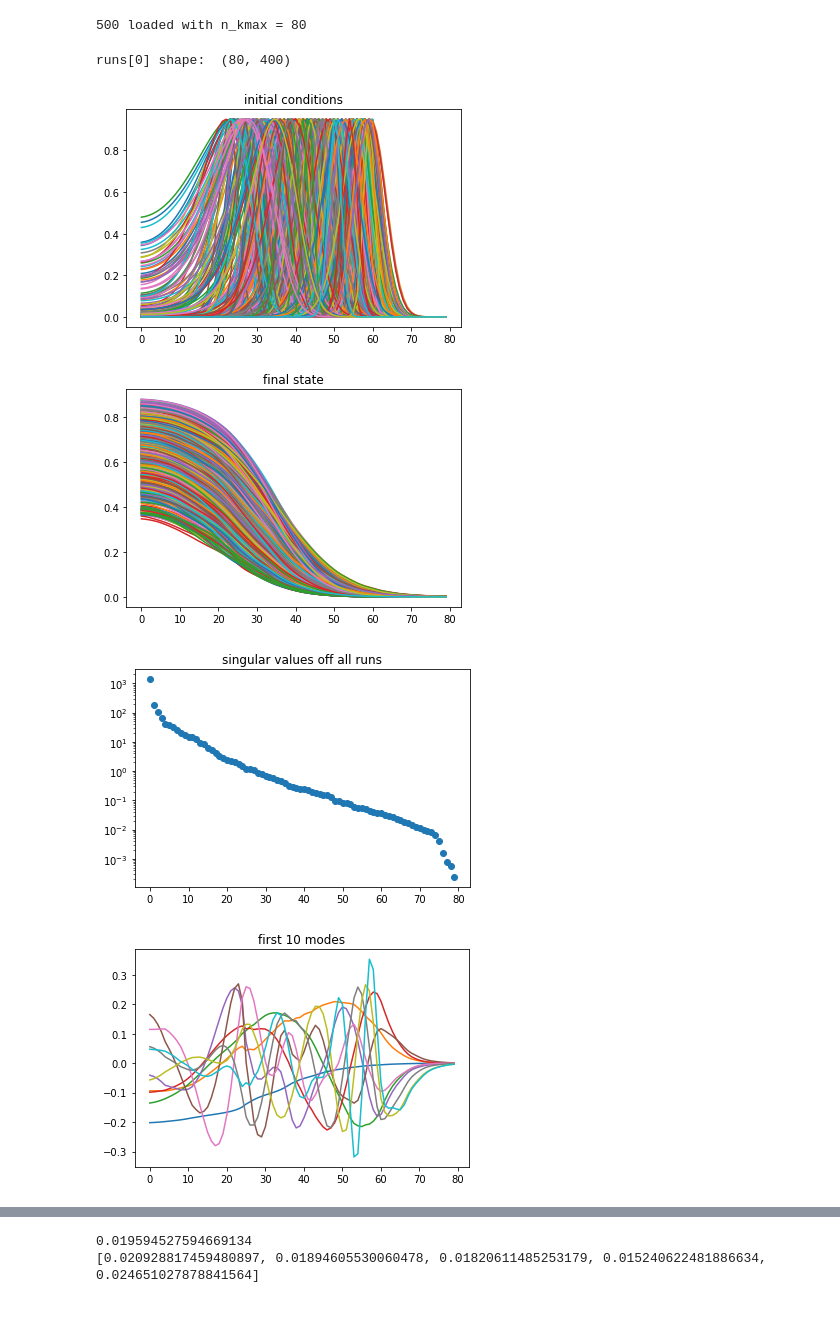
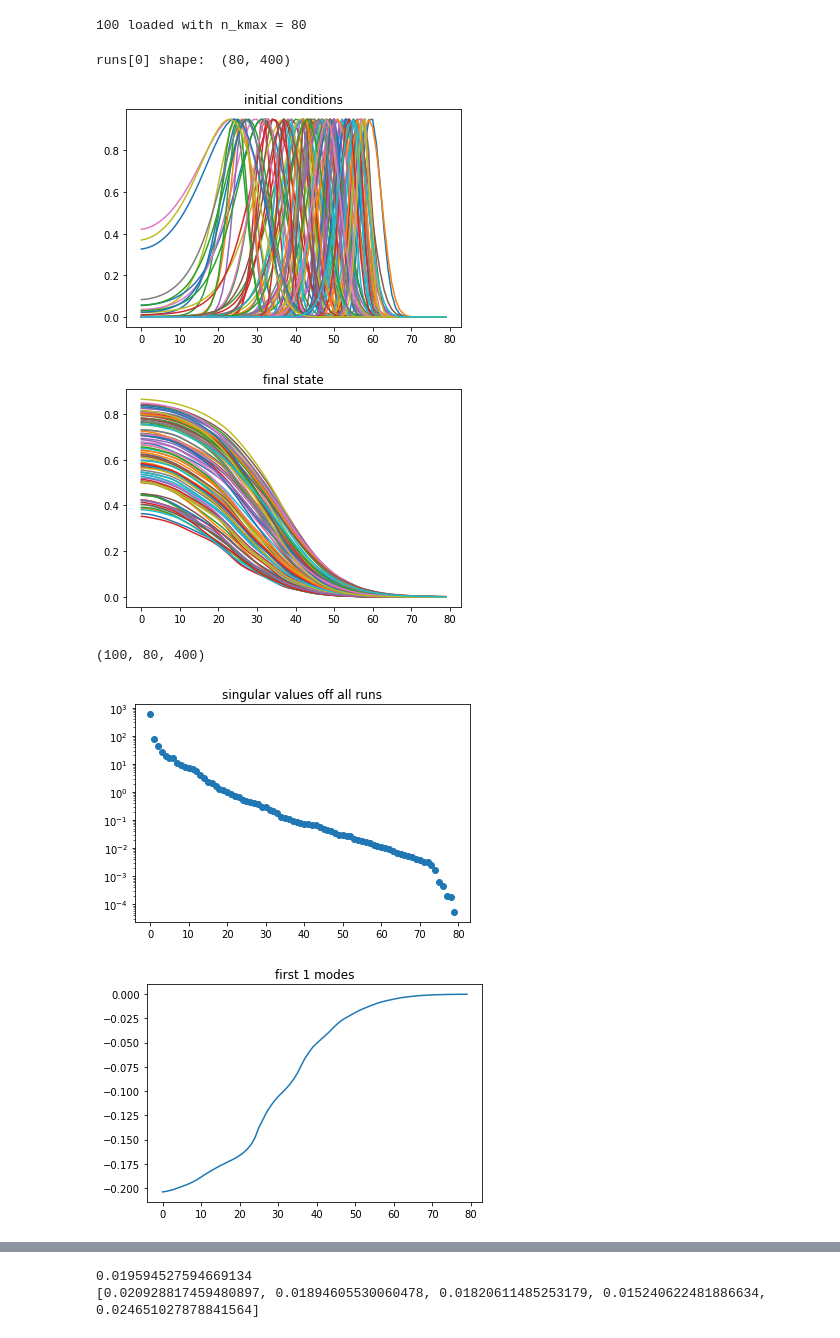
Before and after one commit to stmeinecke/derrom, a Jupyter notebook: ELPH-ML_SVD_truncation_error.ipynb, the cells around one changed output, grey strips where cells are left out. Cells and saved outputs as stored; diff of their text form; code cells hidden in the pictures.

```diff
--- a/ELPH-ML_SVD_truncation_error.ipynb
+++ b/ELPH-ML_SVD_truncation_error.ipynb
@@ -19,7 +22,7 @@ import ELPH_utils
 # runs = runs[:] + runs_w002[:] + runs_w003 + runs_w01
 
 
-runs = ELPH_utils.load_runs(filename='../runs_rand_inits.npz')
+runs = ELPH_utils.load_runs(filename='../runs_rand_inits_n_kmax=80.npz')
 
 
 n_runs = len(runs)
@@ -27,7 +30,7 @@ n_kmax = runs[0].shape[0]
 
 print(n_runs, 'loaded with n_kmax =', n_kmax)
 # %% [output]
-500 loaded with n_kmax = 80
+100 loaded with n_kmax = 80
 # %%
 print('runs[0] shape: ', runs[0].shape)
 
@@ -45,27 +48,31 @@ plt.title('final state')
 plt.show()
 # %% [output]
 runs[0] shape:  (80, 400)
-[figure, old version]
+[figure, new version]
-[figure, old version]
+[figure, new version]
 # %%
 from ELPH_SVDAPPRX import SVDAPPRX
+
+
+print(np.shape(runs))
 
 model = SVDAPPRX(runs)
 model.train()
 
 plt.semilogy(model.S, 'o')
 plt.title('singular values off all runs')
 plt.show()
 
-rdim = 10
+rdim = 1
 
 for l in range(rdim):
   plt.plot(model.U[:,l],  label='Uhat_'+str(l))
 plt.title('first ' + str(rdim) + ' modes')
 plt.show()
 # %% [output]
+(100, 80, 400)
-[figure, old version]
+[figure, new version]
-[figure, old version]
+[figure, new version]
 # %%
 from ELPH_SVDAPPRX import SVDAPPRX
 
```
Also changed, not shown: parts of 2 cells of this notebook, 4 other files.
